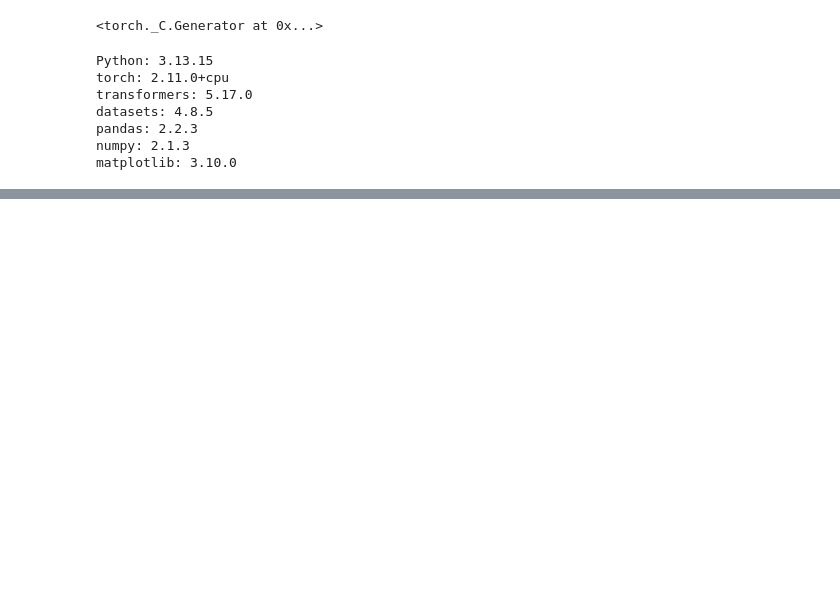
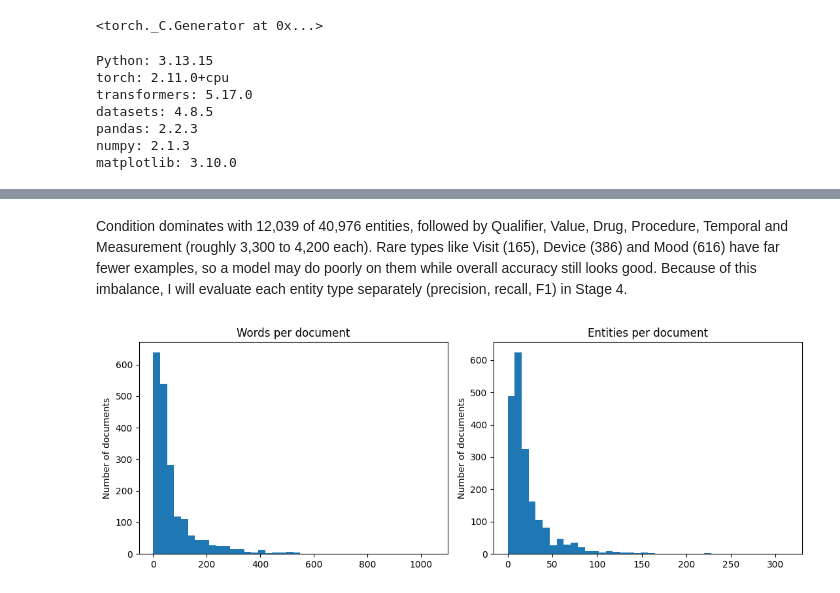
Before and after one commit to Jowwaannn/clinical-trial-ner, a Jupyter notebook: notebooks/01_eda_preprocessing.ipynb, the cells around one changed output, grey strips where cells are left out. Saved outputs shown, nothing was run; the diff lists cells and outputs as text; code cells hidden in the pictures; blank space fills up the shorter version.

```diff
--- a/notebooks/01_eda_preprocessing.ipynb
+++ b/notebooks/01_eda_preprocessing.ipynb
@@ -62,0 +366,26 @@ matplotlib: 3.10.0
+# %%
+# Building (number of samples)
+
+import pandas as pd
+import matplotlib.pyplot as plt
+
+ent_rows, doc_rows = [], []
+for d in docs:
+    kind  = "inclusion" if d["id"].endswith("_inc") else "exclusion"
+    trial = d["id"].rsplit("_", 1)[0]
+    lines = [l for l in d["text"].splitlines() if l.strip()]   # 1 line = 1 criterion
+    doc_rows.append({"id": d["id"], "trial": trial, "kind": kind,
+                     "n_criteria": len(lines),
+                     "n_words": len(d["text"].split()),
+                     "n_entities": len(d["entities"])})
+    for e in d["entities"]:
+        ent_rows.append({"trial": trial, "kind": kind, "label": e["label"],
+                         "n_chunks": len(e["spans"]), "text": e["text"]})
+
+doc_df, ents = pd.DataFrame(doc_rows), pd.DataFrame(ent_rows)
+
+print("Trials:", doc_df.trial.nunique())
+print("Documents (inc/exc files):", len(doc_df))
+print("Criteria (non-empty lines):", doc_df.n_criteria.sum())
+print("Entities:", len(ents), "| Entity types:", ents.label.nunique())
+print("Disjoint entities:", (ents.n_chunks > 1).sum())
@@ -62,0 +442,12 @@ matplotlib: 3.10.0
+# %% [markdown]
+Condition dominates with 12,039 of 40,976 entities, followed by Qualifier, Value, Drug, Procedure, Temporal and Measurement (roughly 3,300 to 4,200 each). Rare types like Visit (165), Device (386) and Mood (616) have far fewer examples, so a model may do poorly on them while overall accuracy still looks good. Because of this imbalance, I will evaluate each entity type separately (precision, recall, F1) in Stage 4.
+# %%
+# Document & Criterion Length
+
+fig, axes = plt.subplots(1, 2, figsize=(11, 4))
+doc_df.n_words.plot(kind="hist", bins=40, ax=axes[0], title="Words per document")
+doc_df.n_entities.plot(kind="hist", bins=40, ax=axes[1], title="Entities per document")
+for a in axes: a.set_ylabel("Number of documents")
+plt.tight_layout(); plt.show()
+# %% [output]
+[figure, added]
```
Also changed, not shown: parts of 34 cells of this notebook.
